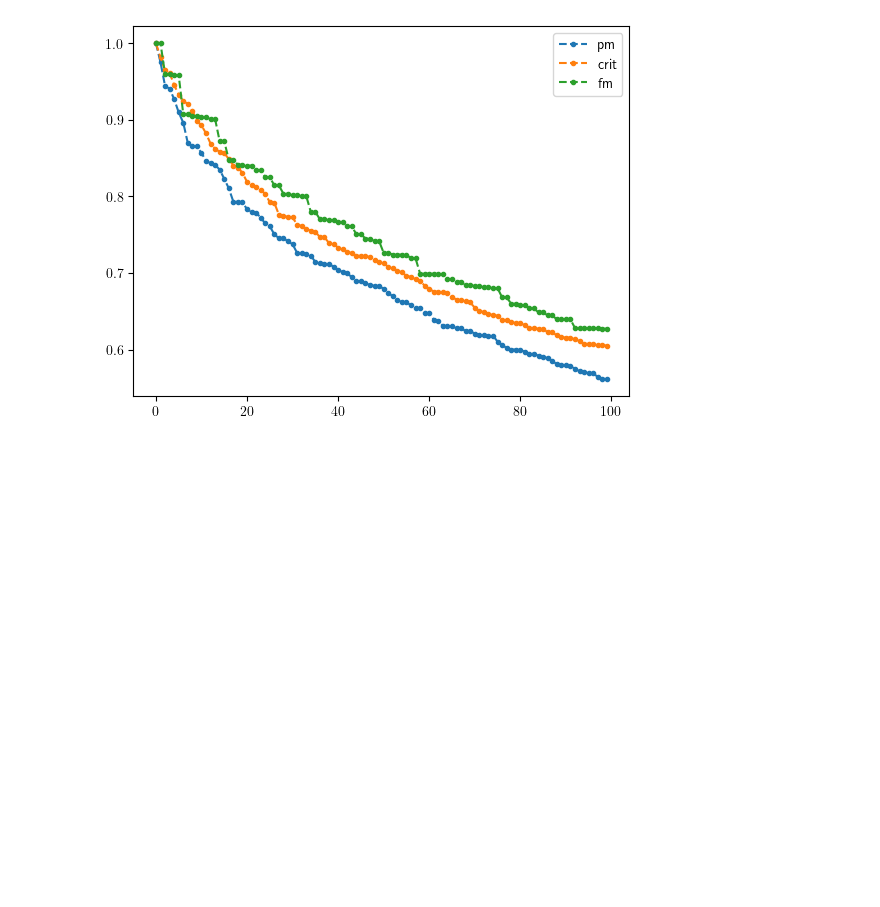
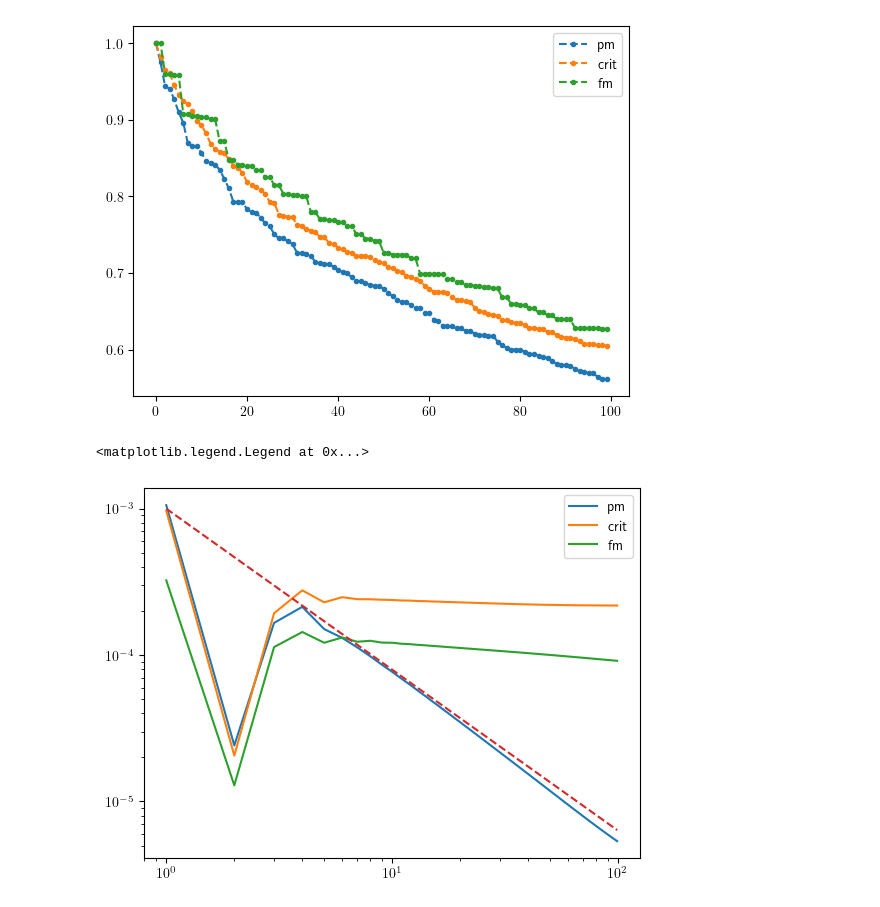
Before and after one commit to aravindhshankar/Spin1LongRangeOrder.jl, a Jupyter notebook: python/notebooks/chi800magzfromdata.ipynb, the cells around one changed output. Cells and saved outputs as stored; diff of their text form; code cells hidden in the pictures; blank space fills up the shorter version.

```diff
--- a/python/notebooks/chi800magzfromdata.ipynb
+++ b/python/notebooks/chi800magzfromdata.ipynb
@@ -218,0 +278,15 @@ print(np.diff(evscrit)[0:20])
+# %%
+xs, corr4ptpm =   op_correlation_idmrg(psipm, i0=0, xs=np.arange(1,100))
+_, corr4ptcrit = op_correlation_idmrg(psicrit, i0=0, xs=np.arange(1,100))
+_, corr4ptfm = op_correlation_idmrg(psifm, i0=0, xs=np.arange(1,100))
+# %%
+plt.plot(xs, corr4ptpm.real, label='pm')
+plt.plot(xs, corr4ptcrit.real, label='crit')
+plt.plot(xs, corr4ptfm.real, label='fm')
+plt.plot(xs, 0.001 * xs**(-1.1),ls='--') # makes sense if the scaling is x^{-4/Ks}
+plt.yscale('log')
+plt.xscale('log')
+plt.legend()
+# %% [output]
+<matplotlib.legend.Legend at 0x...>
+[figure, added]
```
Also changed, not shown: parts of 1 cell of this notebook, 1 other file.
